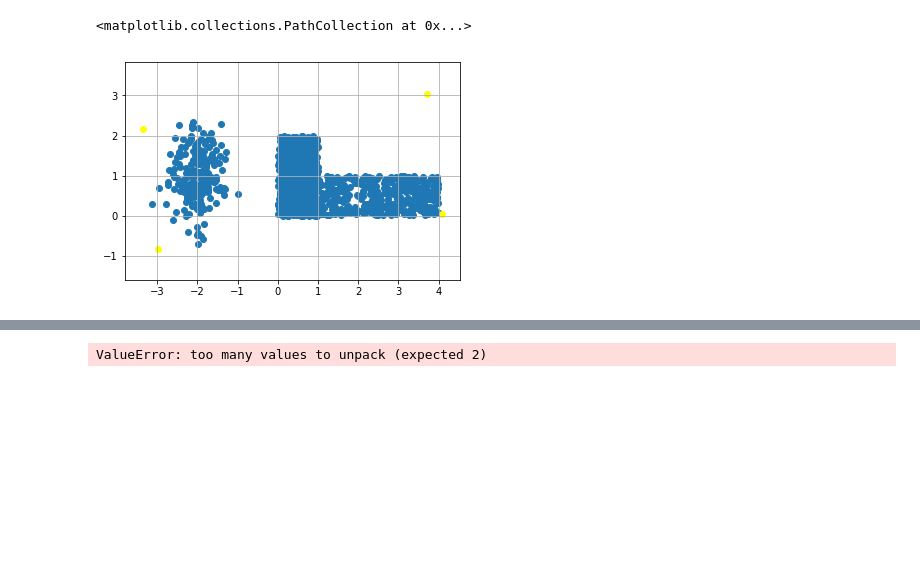
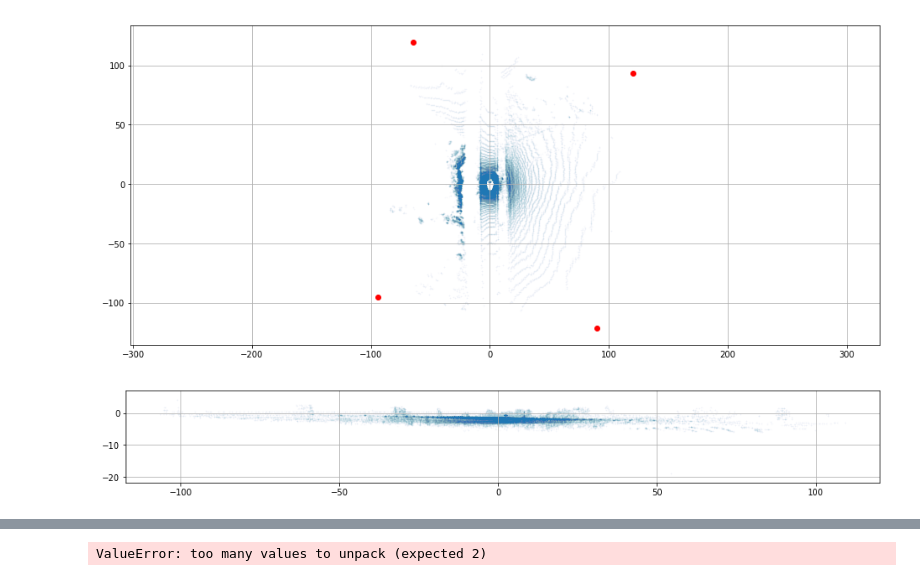
Before and after one commit to ericdoerheit/playgrounds, a Jupyter notebook: python-playground/oriented_bounding_box_fitting.ipynb, the cells around one changed output, grey strips where cells are left out. Saved outputs shown, nothing was run; the diff lists cells and outputs as text; code cells hidden in the pictures; blank space fills up the shorter version.

```diff
--- a/python-playground/oriented_bounding_box_fitting.ipynb
+++ b/python-playground/oriented_bounding_box_fitting.ipynb
@@ -67,3 +152,18 @@ def oriented_bounding_box_2d_bf(points):
     vertices = np.array([e_x, e_y]).T.dot(vertices)
 
     return vertices.T
+# %%
+file_path = "/media/edo/DATA/aseml/kittiscans/1464252344989.bin"
+#file_path = "002491.bin"
+points, reflections = load_points_from_binary(file_path)
+points = points[:, [0, 1, 2]]
+
+plt.figure(figsize=(16,7))
+plt.scatter(points[:,0], points[:,1], s=0.5, alpha=0.05)
+plt.axis('equal')
+plt.grid()
+
+plt.figure(figsize=(16,2))
+plt.scatter(points[:,1], points[:,2], s=0.5, alpha=0.025)
+plt.axis('equal')
+plt.grid()
@@ -70,23 +173,31 @@ def oriented_bounding_box_2d_bf(points):
 # %%
-points = np.random.multivariate_normal(np.array([-2,1]), np.diag([0.1,0.4]), 200)
-d1 = np.random.uniform(0.0, 1.0, size=(500, 2))
-d1[:,0] *= 4
-d2 = np.random.uniform(0.0, 1.0, size=(500, 2))
-d2[:,1] *= 2
-points = np.concatenate((points, d1, d2))
+#points = np.random.multivariate_normal(np.array([-2,1]), np.diag([0.1,0.4]), 200)
+#d1 = np.random.uniform(0.0, 1.0, size=(500, 2))
+#d1[:,0] *= 100
+#d2 = np.random.uniform(0.0, 1.0, size=(500, 2))
+#d2[:,1] *= 25
+#points = np.concatenate((d1, d2))
 
-p1, p2, p3, p4 = oriented_bounding_box_2d_bf(points)
+p1, p2, p3, p4 = oriented_bounding_box_2d_bf(points[:,[0,1]])
 
-plt.scatter(points[:,0], points[:,1])
-#plt.xlim(-0.5, 1.5)
-#plt.ylim(-0.5, 1.5)
+plt.figure(figsize=(16,7))
+
+plt.scatter(points[:,0], points[:,1], s=0.5, alpha=0.025)
+plt.scatter(p1[0], p1[1], c='red')
+plt.scatter(p2[0], p2[1], c='red')
+plt.scatter(p3[0], p3[1], c='red')
+plt.scatter(p4[0], p4[1], c='red')
+
+
+#plt.xlim(-50, 50)
+#plt.ylim(-50, 50)
 plt.axis('equal')
 plt.grid()
 
-plt.scatter(p1[0], p1[1], c='yellow')
-plt.scatter(p2[0], p2[1], c='yellow')
-plt.scatter(p3[0], p3[1], c='yellow')
-plt.scatter(p4[0], p4[1], c='yellow')
+plt.figure(figsize=(16,2))
+plt.scatter(points[:,1], points[:,2], s=0.5, alpha=0.025)
+plt.axis('equal')
+plt.grid()
 # %% [output]
-<matplotlib.collections.PathCollection at 0x...>
-[figure, old version]
+[figure, new version]
+[figure, added]
```
Also changed, not shown: parts of 18 cells of this notebook, 2 other files.
